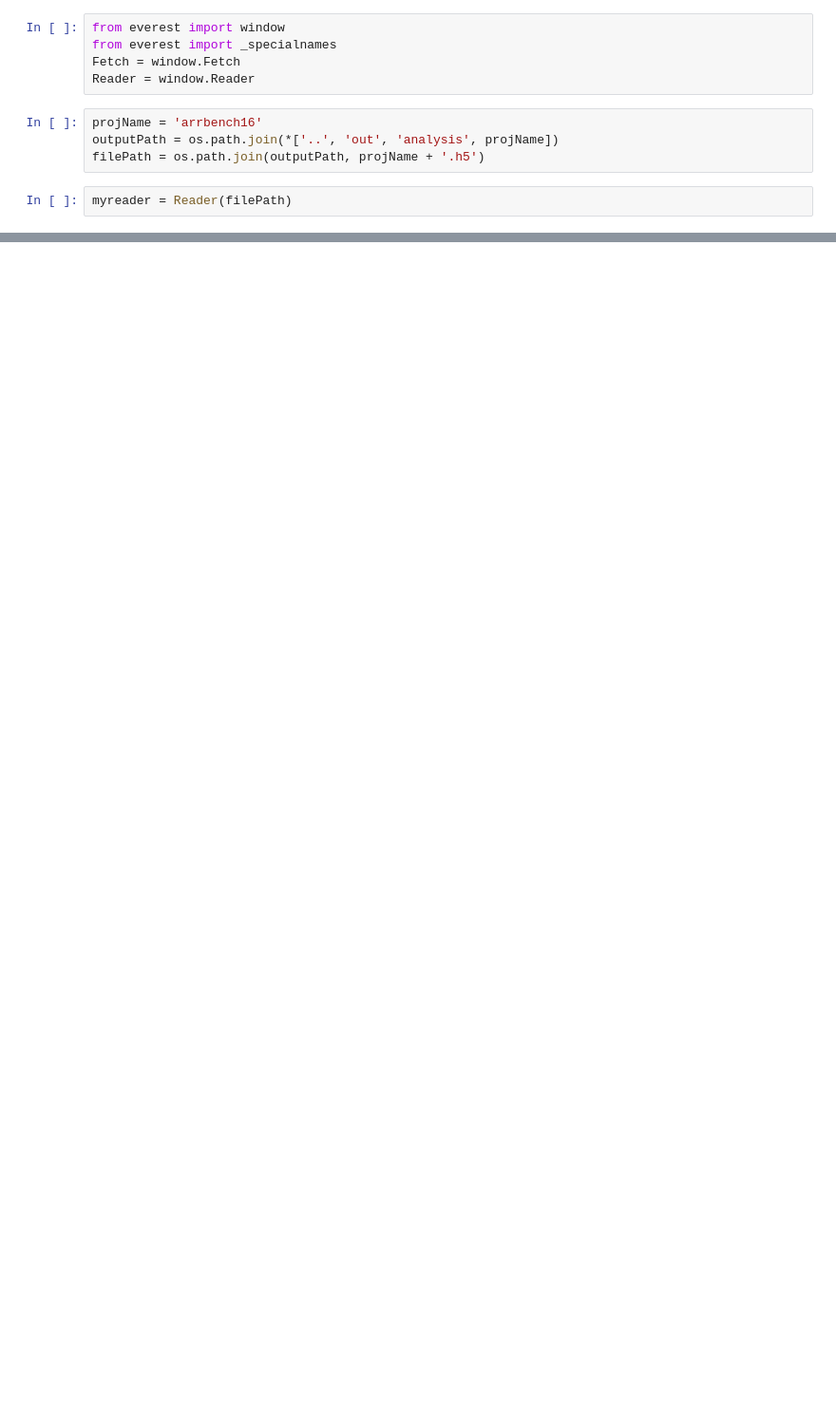
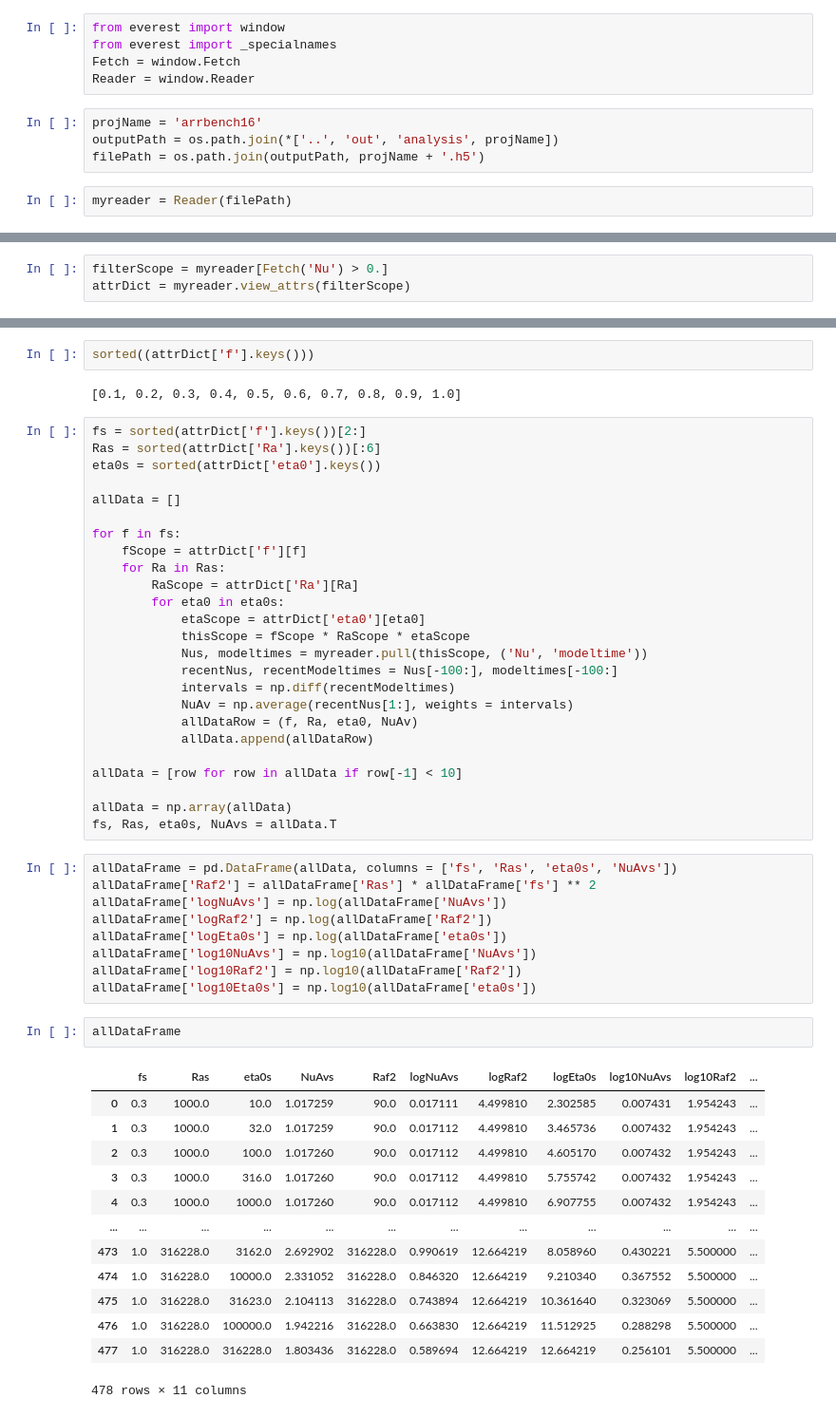
Before and after one commit to rsbyrne/codework, a Jupyter notebook: working_076_analysis.ipynb, the cells around one changed output, grey strips where cells are left out. Shown at 95% size. Drawn from its saved outputs; the diff is of its cells as text; blank space fills up the shorter version.

```diff
--- a/working_076_analysis.ipynb
+++ b/working_076_analysis.ipynb
@@ -106,0 +60,3 @@ myreader = Reader(filePath)
+# %%
+filterScope = myreader[Fetch('Nu') > 0.]
+attrDict = myreader.view_attrs(filterScope)
@@ -106,0 +71,54 @@ myreader = Reader(filePath)
+# %%
+sorted((attrDict['f'].keys()))
+# %% [output]
+[0.1, 0.2, 0.3, 0.4, 0.5, 0.6, 0.7, 0.8, 0.9, 1.0]
+# %%
+fs = sorted(attrDict['f'].keys())[2:]
+Ras = sorted(attrDict['Ra'].keys())[:6]
+eta0s = sorted(attrDict['eta0'].keys())
+
+allData = []
+
+for f in fs:
+    fScope = attrDict['f'][f]
+    for Ra in Ras:
+        RaScope = attrDict['Ra'][Ra]
+        for eta0 in eta0s:
+            etaScope = attrDict['eta0'][eta0]
+            thisScope = fScope * RaScope * etaScope
+            Nus, modeltimes = myreader.pull(thisScope, ('Nu', 'modeltime'))
+            recentNus, recentModeltimes = Nus[-100:], modeltimes[-100:]
+            intervals = np.diff(recentModeltimes)
+            NuAv = np.average(recentNus[1:], weights = intervals)
+            allDataRow = (f, Ra, eta0, NuAv)
+            allData.append(allDataRow)
+
+allData = [row for row in allData if row[-1] < 10]
+
+allData = np.array(allData)
+fs, Ras, eta0s, NuAvs = allData.T
+# %%
+allDataFrame = pd.DataFrame(allData, columns = ['fs', 'Ras', 'eta0s', 'NuAvs'])
+allDataFrame['Raf2'] = allDataFrame['Ras'] * allDataFrame['fs'] ** 2
+allDataFrame['logNuAvs'] = np.log(allDataFrame['NuAvs'])
+allDataFrame['logRaf2'] = np.log(allDataFrame['Raf2'])
+allDataFrame['logEta0s'] = np.log(allDataFrame['eta0s'])
+allDataFrame['log10NuAvs'] = np.log10(allDataFrame['NuAvs'])
+allDataFrame['log10Raf2'] = np.log10(allDataFrame['Raf2'])
+allDataFrame['log10Eta0s'] = np.log10(allDataFrame['eta0s'])
+# %%
+allDataFrame
+# %% [output]
+|  | fs | Ras | eta0s | NuAvs | Raf2 | logNuAvs | logRaf2 | logEta0s | log10NuAvs | log10Raf2 | ... |
+| 0 | 0.3 | 1000.0 | 10.0 | 1.017259 | 90.0 | 0.017111 | 4.499810 | 2.302585 | 0.007431 | 1.954243 | ... |
+| 1 | 0.3 | 1000.0 | 32.0 | 1.017259 | 90.0 | 0.017112 | 4.499810 | 3.465736 | 0.007432 | 1.954243 | ... |
+| 2 | 0.3 | 1000.0 | 100.0 | 1.017260 | 90.0 | 0.017112 | 4.499810 | 4.605170 | 0.007432 | 1.954243 | ... |
+| 3 | 0.3 | 1000.0 | 316.0 | 1.017260 | 90.0 | 0.017112 | 4.499810 | 5.755742 | 0.007432 | 1.954243 | ... |
+| 4 | 0.3 | 1000.0 | 1000.0 | 1.017260 | 90.0 | 0.017112 | 4.499810 | 6.907755 | 0.007432 | 1.954243 | ... |
+| ... | ... | ... | ... | ... | ... | ... | ... | ... | ... | ... | ... |
+| 473 | 1.0 | 316228.0 | 3162.0 | 2.692902 | 316228.0 | 0.990619 | 12.664219 | 8.058960 | 0.430221 | 5.500000 | ... |
+| 474 | 1.0 | 316228.0 | 10000.0 | 2.331052 | 316228.0 | 0.846320 | 12.664219 | 9.210340 | 0.367552 | 5.500000 | ... |
+| 475 | 1.0 | 316228.0 | 31623.0 | 2.104113 | 316228.0 | 0.743894 | 12.664219 | 10.361640 | 0.323069 | 5.500000 | ... |
+| 476 | 1.0 | 316228.0 | 100000.0 | 1.942216 | 316228.0 | 0.663830 | 12.664219 | 11.512925 | 0.288298 | 5.500000 | ... |
+| 477 | 1.0 | 316228.0 | 316228.0 | 1.803436 | 316228.0 | 0.589694 | 12.664219 | 12.664219 | 0.256101 | 5.500000 | ... |
+478 rows × 11 columns
```
Also changed, not shown: parts of 20 cells of this notebook, 2 other files.
